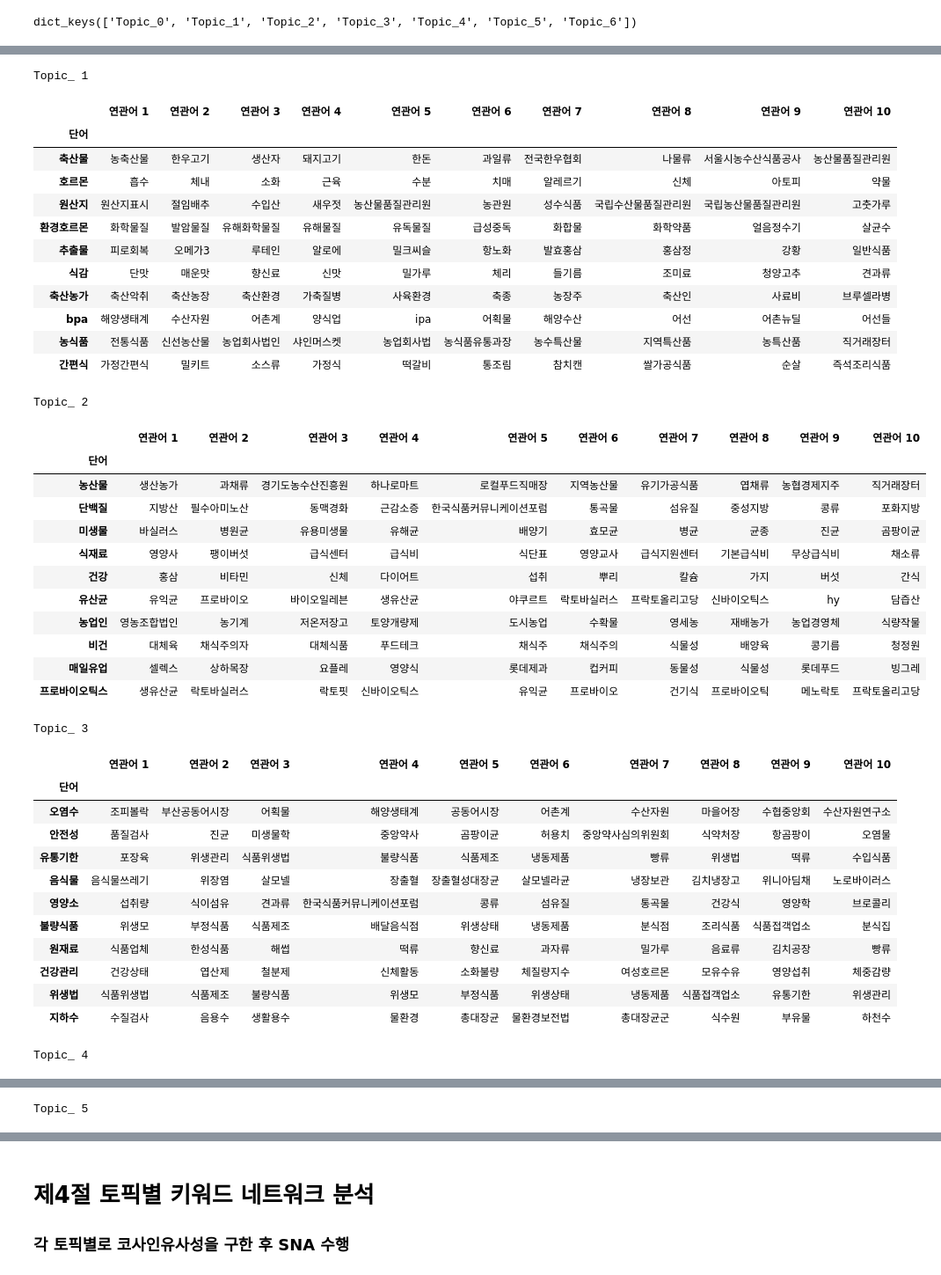
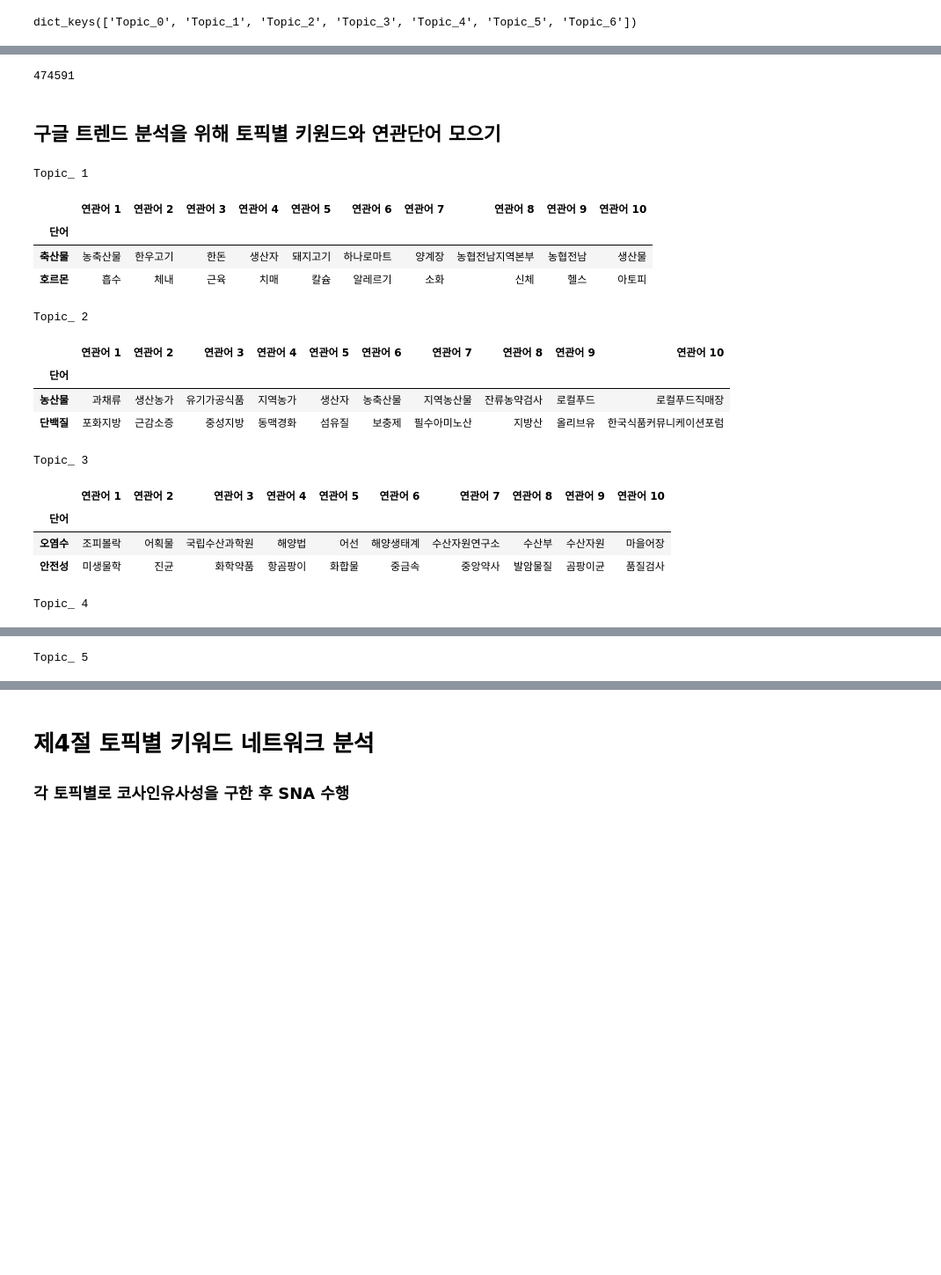
Before and after one commit to ancestor9/webscrap_LDA, a Jupyter notebook: 2022_10_LDA_gensim.ipynb, the cells around one changed output, grey strips where cells are left out. Shown at 88% size. Cells and saved outputs as stored; diff of their text form; code cells hidden in the pictures; blank space fills up the shorter version.

```diff
--- a/2022_10_LDA_gensim.ipynb
+++ b/2022_10_LDA_gensim.ipynb
@@ -686,47 +682,33 @@ len(corpus)
+# %%
+len(corpus)
+# %% [output]
+474591
+# %% [markdown]
+## 구글 트렌드 분석을 위해 토픽별 키원드와 연관단어 모으기
 # %%
+mylist= []
+mytopic = []
 for i in range(1, 8):
     print('Topic_ ' + str(i))
-    cos[cos['Topic'] == i].set_index('단어').drop('Topic', axis=1)
+    cos[cos['Topic'] == i].set_index('단어').drop('Topic', axis=1).head(2)
+    mytopic.append(cos[cos['Topic'] == i].set_index('단어').drop('Topic', axis=1).index.tolist())
+    mylist.append(cos[cos['Topic'] == i].drop('Topic', axis=1).values.tolist())
 # %% [output]
 Topic_ 1
 |  | 연관어 1 | 연관어 2 | 연관어 3 | 연관어 4 | 연관어 5 | 연관어 6 | 연관어 7 | 연관어 8 | 연관어 9 | 연관어 10 |
 | 단어 |  |  |  |  |  |  |  |  |  |  |
-| 축산물 | 농축산물 | 한우고기 | 생산자 | 돼지고기 | 한돈 | 과일류 | 전국한우협회 | 나물류 | 서울시농수산식품공사 | 농산물품질관리원 |
-| 호르몬 | 흡수 | 체내 | 소화 | 근육 | 수분 | 치매 | 알레르기 | 신체 | 아토피 | 약물 |
-| 원산지 | 원산지표시 | 절임배추 | 수입산 | 새우젓 | 농산물품질관리원 | 농관원 | 성수식품 | 국립수산물품질관리원 | 국립농산물품질관리원 | 고춧가루 |
-| 환경호르몬 | 화학물질 | 발암물질 | 유해화학물질 | 유해물질 | 유독물질 | 급성중독 | 화합물 | 화학약품 | 얼음정수기 | 살균수 |
-| 추출물 | 피로회복 | 오메가3 | 루테인 | 알로에 | 밀크씨슬 | 항노화 | 발효홍삼 | 홍삼정 | 강황 | 일반식품 |
-| 식감 | 단맛 | 매운맛 | 향신료 | 신맛 | 밀가루 | 체리 | 들기름 | 조미료 | 청양고추 | 견과류 |
-| 축산농가 | 축산악취 | 축산농장 | 축산환경 | 가축질병 | 사육환경 | 축종 | 농장주 | 축산인 | 사료비 | 브루셀라병 |
-| bpa | 해양생태계 | 수산자원 | 어촌계 | 양식업 | ipa | 어획물 | 해양수산 | 어선 | 어촌뉴딜 | 어선들 |
-| 농식품 | 전통식품 | 신선농산물 | 농업회사법인 | 샤인머스켓 | 농업회사법 | 농식품유통과장 | 농수특산물 | 지역특산품 | 농특산품 | 직거래장터 |
-| 간편식 | 가정간편식 | 밀키트 | 소스류 | 가정식 | 떡갈비 | 통조림 | 참치캔 | 쌀가공식품 | 순살 | 즉석조리식품 |
+| 축산물 | 농축산물 | 한우고기 | 한돈 | 생산자 | 돼지고기 | 하나로마트 | 양계장 | 농협전남지역본부 | 농협전남 | 생산물 |
+| 호르몬 | 흡수 | 체내 | 근육 | 치매 | 칼슘 | 알레르기 | 소화 | 신체 | 헬스 | 아토피 |
 Topic_ 2
 |  | 연관어 1 | 연관어 2 | 연관어 3 | 연관어 4 | 연관어 5 | 연관어 6 | 연관어 7 | 연관어 8 | 연관어 9 | 연관어 10 |
 | 단어 |  |  |  |  |  |  |  |  |  |  |
-| 농산물 | 생산농가 | 과채류 | 경기도농수산진흥원 | 하나로마트 | 로컬푸드직매장 | 지역농산물 | 유기가공식품 | 엽채류 | 농협경제지주 | 직거래장터 |
-| 단백질 | 지방산 | 필수아미노산 | 동맥경화 | 근감소증 | 한국식품커뮤니케이션포럼 | 통곡물 | 섬유질 | 중성지방 | 콩류 | 포화지방 |
-| 미생물 | 바실러스 | 병원균 | 유용미생물 | 유해균 | 배양기 | 효모균 | 병균 | 균종 | 진균 | 곰팡이균 |
-| 식재료 | 영양사 | 팽이버섯 | 급식센터 | 급식비 | 식단표 | 영양교사 | 급식지원센터 | 기본급식비 | 무상급식비 | 채소류 |
-| 건강 | 홍삼 | 비타민 | 신체 | 다이어트 | 섭취 | 뿌리 | 칼슘 | 가지 | 버섯 | 간식 |
-| 유산균 | 유익균 | 프로바이오 | 바이오일레븐 | 생유산균 | 야쿠르트 | 락토바실러스 | 프락토올리고당 | 신바이오틱스 | hy | 담즙산 |
-| 농업인 | 영농조합법인 | 농기계 | 저온저장고 | 토양개량제 | 도시농업 | 수확물 | 영세농 | 재배농가 | 농업경영체 | 식량작물 |
-| 비건 | 대체육 | 채식주의자 | 대체식품 | 푸드테크 | 채식주 | 채식주의 | 식물성 | 배양육 | 콩기름 | 청정원 |
-| 매일유업 | 셀렉스 | 상하목장 | 요플레 | 영양식 | 롯데제과 | 컵커피 | 동물성 | 식물성 | 롯데푸드 | 빙그레 |
-| 프로바이오틱스 | 생유산균 | 락토바실러스 | 락토핏 | 신바이오틱스 | 유익균 | 프로바이오 | 건기식 | 프로바이오틱 | 메노락토 | 프락토올리고당 |
+| 농산물 | 과채류 | 생산농가 | 유기가공식품 | 지역농가 | 생산자 | 농축산물 | 지역농산물 | 잔류농약검사 | 로컬푸드 | 로컬푸드직매장 |
+| 단백질 | 포화지방 | 근감소증 | 중성지방 | 동맥경화 | 섬유질 | 보충제 | 필수아미노산 | 지방산 | 올리브유 | 한국식품커뮤니케이션포럼 |
 Topic_ 3
 |  | 연관어 1 | 연관어 2 | 연관어 3 | 연관어 4 | 연관어 5 | 연관어 6 | 연관어 7 | 연관어 8 | 연관어 9 | 연관어 10 |
 | 단어 |  |  |  |  |  |  |  |  |  |  |
-| 오염수 | 조피볼락 | 부산공동어시장 | 어획물 | 해양생태계 | 공동어시장 | 어촌계 | 수산자원 | 마을어장 | 수협중앙회 | 수산자원연구소 |
-| 안전성 | 품질검사 | 진균 | 미생물학 | 중앙약사 | 곰팡이균 | 허용치 | 중앙약사심의위원회 | 식약처장 | 항곰팡이 | 오염물 |
-| 유통기한 | 포장육 | 위생관리 | 식품위생법 | 불량식품 | 식품제조 | 냉동제품 | 빵류 | 위생법 | 떡류 | 수입식품 |
-| 음식물 | 음식물쓰레기 | 위장염 | 살모넬 | 장출혈 | 장출혈성대장균 | 살모넬라균 | 냉장보관 | 김치냉장고 | 위니아딤채 | 노로바이러스 |
-| 영양소 | 섭취량 | 식이섬유 | 견과류 | 한국식품커뮤니케이션포럼 | 콩류 | 섬유질 | 통곡물 | 건강식 | 영양학 | 브로콜리 |
-| 불량식품 | 위생모 | 부정식품 | 식품제조 | 배달음식점 | 위생상태 | 냉동제품 | 분식점 | 조리식품 | 식품접객업소 | 분식집 |
-| 원재료 | 식품업체 | 한성식품 | 해썹 | 떡류 | 향신료 | 과자류 | 밀가루 | 음료류 | 김치공장 | 빵류 |
-| 건강관리 | 건강상태 | 엽산제 | 철분제 | 신체활동 | 소화불량 | 체질량지수 | 여성호르몬 | 모유수유 | 영양섭취 | 체중감량 |
-| 위생법 | 식품위생법 | 식품제조 | 불량식품 | 위생모 | 부정식품 | 위생상태 | 냉동제품 | 식품접객업소 | 유통기한 | 위생관리 |
-| 지하수 | 수질검사 | 음용수 | 생활용수 | 물환경 | 총대장균 | 물환경보전법 | 총대장균군 | 식수원 | 부유물 | 하천수 |
+| 오염수 | 조피볼락 | 어획물 | 국립수산과학원 | 해양법 | 어선 | 해양생태계 | 수산자원연구소 | 수산부 | 수산자원 | 마을어장 |
+| 안전성 | 미생물학 | 진균 | 화학약품 | 항곰팡이 | 화합물 | 중금속 | 중앙약사 | 발암물질 | 곰팡이균 | 품질검사 |
 Topic_ 4
 |  | 연관어 1 | 연관어 2 | 연관어 3 | 연관어 4 | 연관어 5 | 연관어 6 | 연관어 7 | 연관어 8 | 연관어 9 | 연관어 10 |
 | 단어 |  |  |  |  |  |  |  |  |  |  |
```
Also changed, not shown: parts of 49 cells of this notebook.
